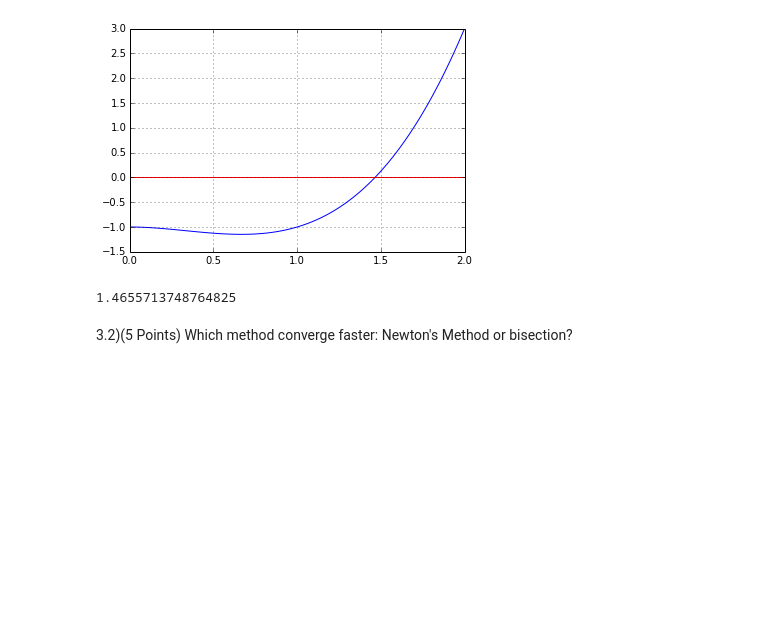
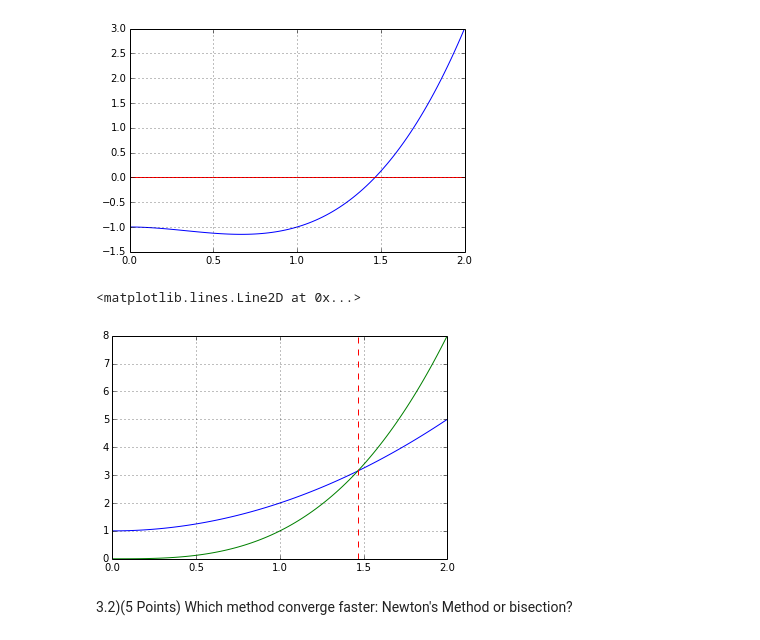
Before and after one commit to KongsakTi/NumMeth, a Jupyter notebook: Midterm Practice/Midterm Practice T1 2015.ipynb, the cells around one changed output. Saved outputs shown, nothing was run; the diff lists cells and outputs as text; code cells hidden in the pictures; blank space fills up the shorter version.

```diff
--- a/Midterm Practice/Midterm Practice T1 2015.ipynb
+++ b/Midterm Practice/Midterm Practice T1 2015.ipynb
@@ -168,9 +169,18 @@ def newton(f, guess, h = 1e-10):
         guess = next_guess(guess)
     return guess
 # %%
-newton(find_int, 2)
+x_int = newton(find_int, 2)
-# %% [output]
-1.4655713748764825
+# %%
+x = np.linspace(0,2,100)
+fx = [f(xx) for xx in x]
+gx = [g(xx) for xx in x]
+plt.plot(x,fx)
+plt.plot(x,gx)
+plt.grid()
+plt.axvline(x_int, c = 'r', ls='--')
+# %% [output]
+<matplotlib.lines.Line2D at 0x...>
+[figure, added]
 # %% [markdown]
 3.2)(5 Points) Which method converge faster: Newton's Method or bisection?
 # %%
```
Also changed, not shown: parts of 14 cells of this notebook, 1 other file.
